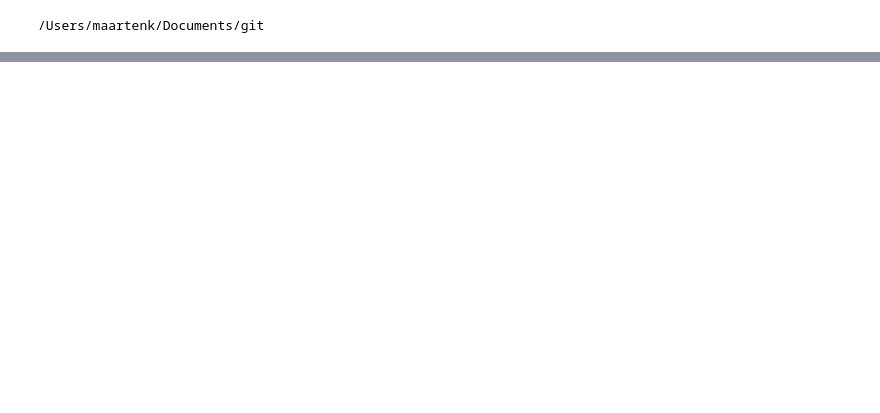
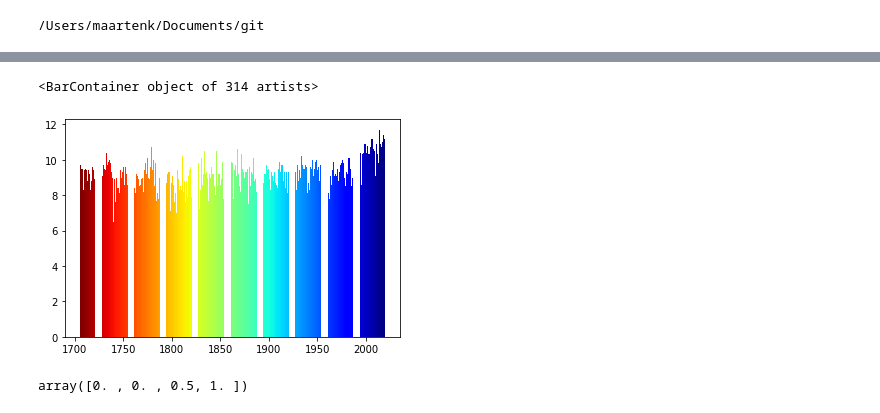
Before and after one commit to MaartenKool/CookBooks, a Jupyter notebook: Untitled4.ipynb, the cells around one changed output, grey strips where cells are left out. Drawn from its saved outputs; the diff is of its cells as text; code cells hidden in the pictures; blank space fills up the shorter version.

```diff
--- a/Untitled4.ipynb
+++ b/Untitled4.ipynb
@@ -9,7 +16,19 @@ df = pd.read_excel('/Users/maartenk/Documents/git/CookBooks/Sources/weer.xls')
 # %%
 df = df.sort_values(by='jaar', ascending=True).reset_index(drop=True)
+# %%
+colors = plt.cm.jet(np.linspace(0,1,len(df)))
+
+# for i in range(20):
+plt.bar(df.index,df['jaargen'],color=colors)
+# %% [output]
+<BarContainer object of 314 artists>
+[figure, added]
 # %%
 import matplotlib.pyplot as plt
+# %%
+colors[1]
+# %% [output]
+array([0. , 0. , 0.5, 1. ])
 # %%
 df.columns
 # %% [output]
```
Also changed, not shown: parts of 10 cells of this notebook, 1 other file.
